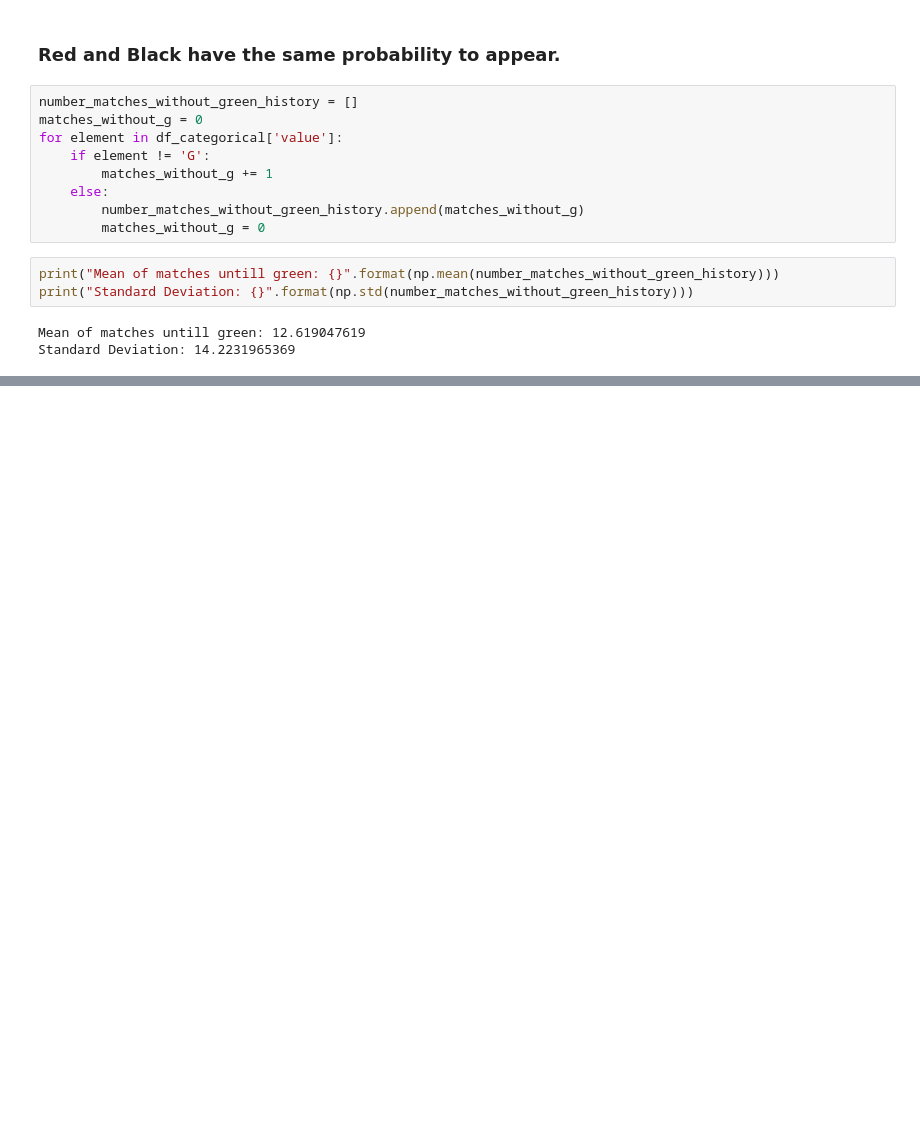
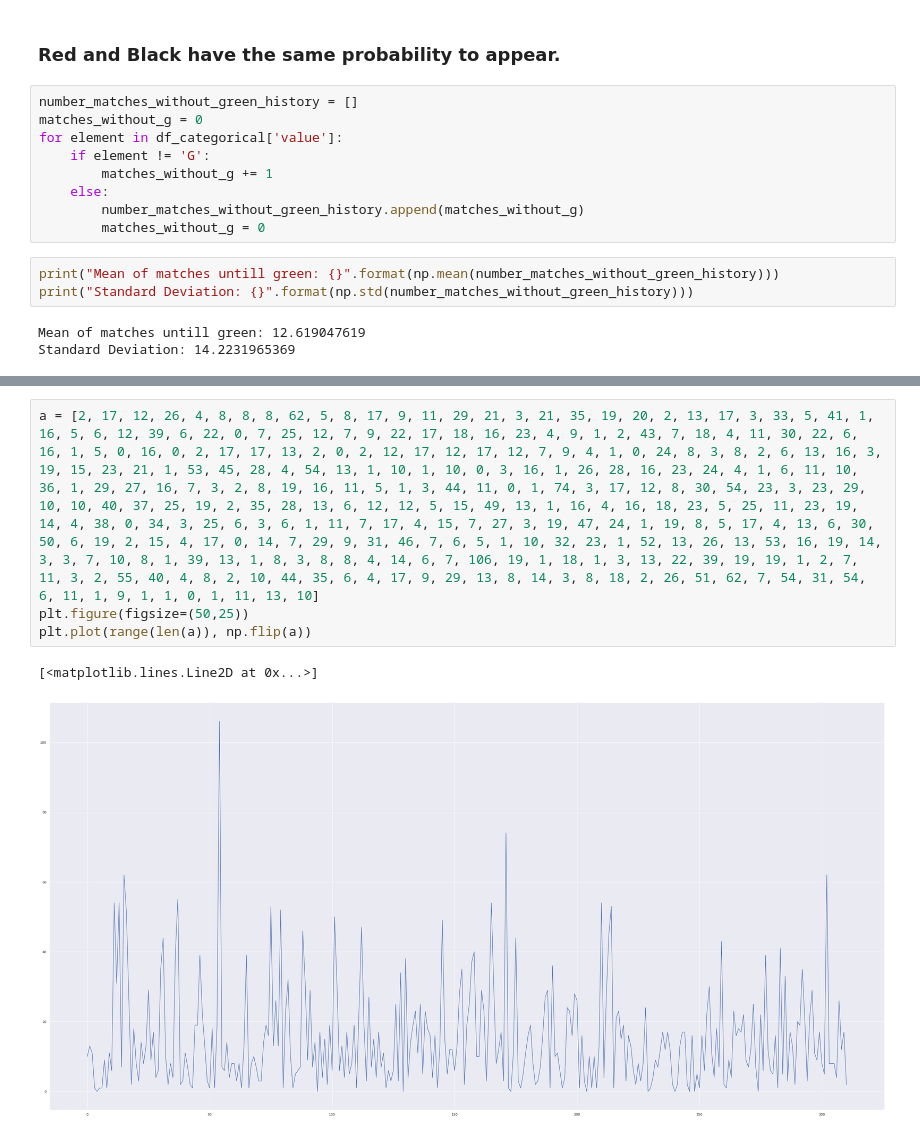
Before and after one commit to vitorshinohara/GamdomDataAnalysis, a Jupyter notebook: roulette/Data Analysis.ipynb, the cells around one changed output, grey strips where cells are left out. Drawn from its saved outputs; the diff is of its cells as text; blank space fills up the shorter version.

Commit message:
Visualizations added

```diff
--- a/roulette/Data Analysis.ipynb
+++ b/roulette/Data Analysis.ipynb
@@ -76,0 +90,7 @@ Standard Deviation: 14.2231965369
+# %%
+a = [2, 17, 12, 26, 4, 8, 8, 8, 62, 5, 8, 17, 9, 11, 29, 21, 3, 21, 35, 19, 20, 2, 13, 17, 3, 33, 5, 41, 1, 16, 5, 6, 12, 39, 6, 22, 0, 7, 25, 12, 7, 9, 22, 17, 18, 16, 23, 4, 9, 1, 2, 43, 7, 18, 4, 11, 30, 22, 6, 16, 1, 5, 0, 16, 0, 2, 17, 17, 13, 2, 0, 2, 12, 17, 12, 17, 12, 7, 9, 4, 1, 0, 24, 8, 3, 8, 2, 6, 13, 16, 3, 19, 15, 23, 21, 1, 53, 45, 28, 4, 54, 13, 1, 10, 1, 10, 0, 3, 16, 1, 26, 28, 16, 23, 24, 4, 1, 6, 11, 10, 36, 1, 29, 27, 16, 7, 3, 2, 8, 19, 16, 11, 5, 1, 3, 44, 11, 0, 1, 74, 3, 17, 12, 8, 30, 54, 23, 3, 23, 29, 10, 10, 40, 37, 25, 19, 2, 35, 28, 13, 6, 12, 12, 5, 15, 49, 13, 1, 16, 4, 16, 18, 23, 5, 25, 11, 23, 19, 14, 4, 38, 0, 34, 3, 25, 6, 3, 6, 1, 11, 7, 17, 4, 15, 7, 27, 3, 19, 47, 24, 1, 19, 8, 5, 17, 4, 13, 6, 30, 50, 6, 19, 2, 15, 4, 17, 0, 14, 7, 29, 9, 31, 46, 7, 6, 5, 1, 10, 32, 23, 1, 52, 13, 26, 13, 53, 16, 19, 14, 3, 3, 7, 10, 8, 1, 39, 13, 1, 8, 3, 8, 8, 4, 14, 6, 7, 106, 19, 1, 18, 1, 3, 13, 22, 39, 19, 19, 1, 2, 7, 11, 3, 2, 55, 40, 4, 8, 2, 10, 44, 35, 6, 4, 17, 9, 29, 13, 8, 14, 3, 8, 18, 2, 26, 51, 62, 7, 54, 31, 54, 6, 11, 1, 9, 1, 1, 0, 1, 11, 13, 10]
+plt.figure(figsize=(50,25))
+plt.plot(range(len(a)), np.flip(a))
+# %% [output]
+[<matplotlib.lines.Line2D at 0x...>]
+[figure, added]
```
Also changed, not shown: parts of 3 cells of this notebook, 1 other file.
